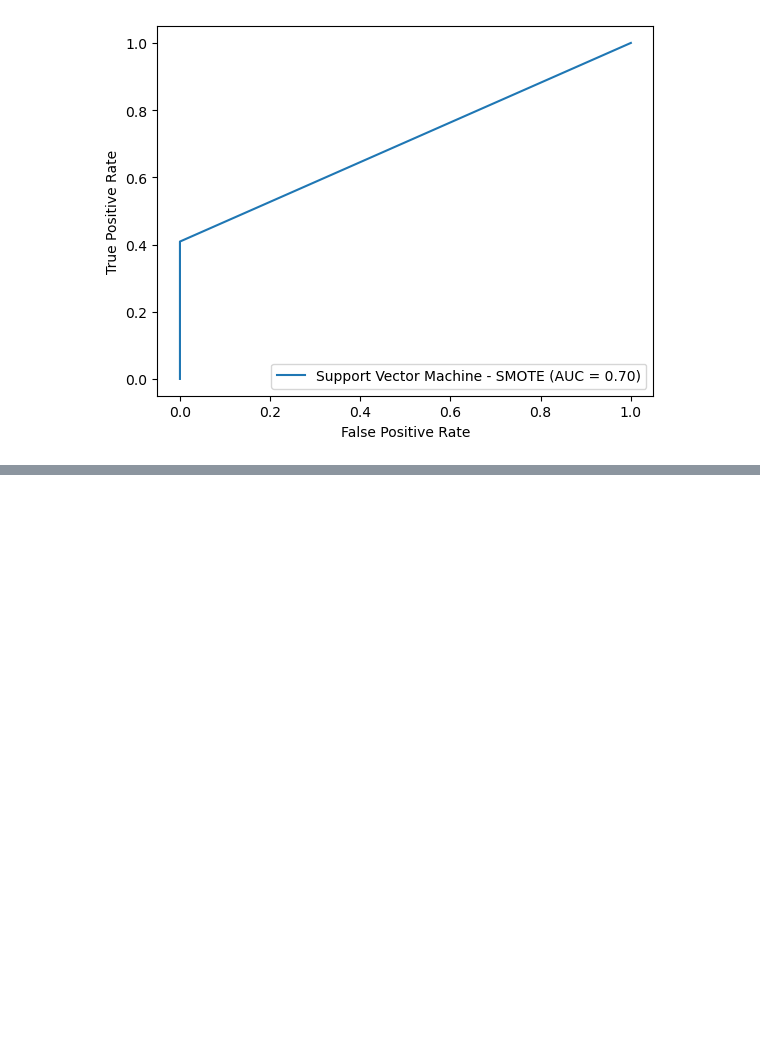
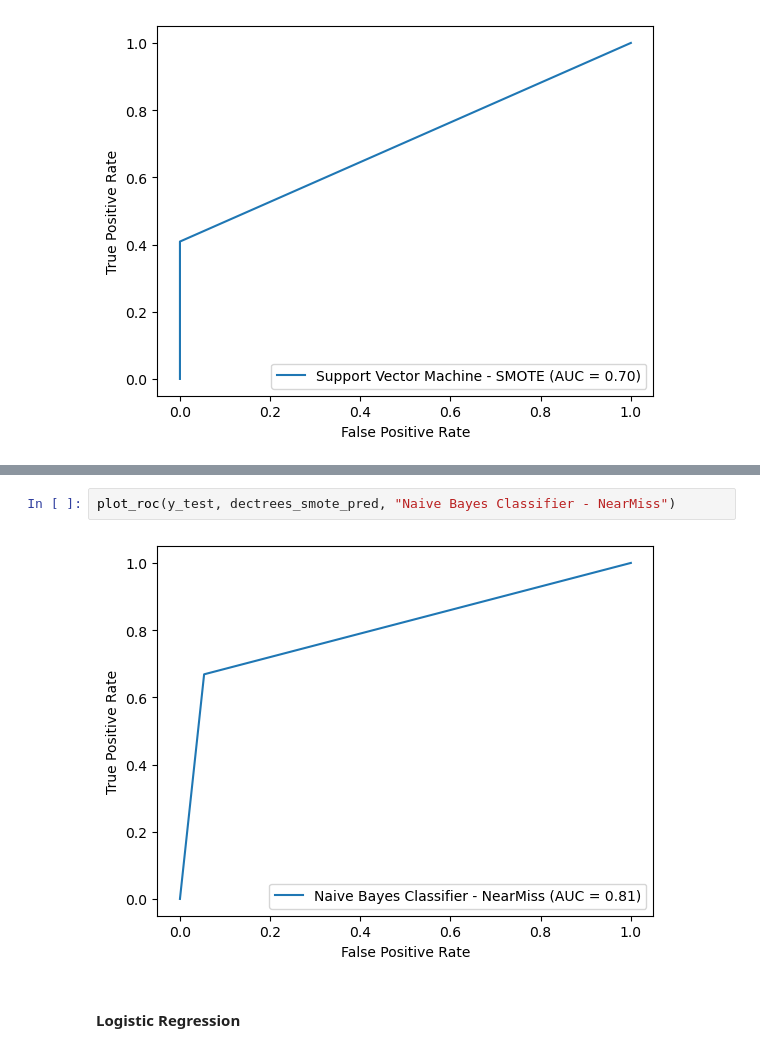
Before and after one commit to kiriakospapa/Text-Mining-Project, a Jupyter notebook: code.ipynb, the cells around one changed output, grey strips where cells are left out. Saved outputs shown, nothing was run; the diff lists cells and outputs as text; blank space fills up the shorter version.

Commit message:
Finished with near miss

```diff
--- a/code.ipynb
+++ b/code.ipynb
@@ -471,0 +512,6 @@ plot_roc(y_test, svm_smote_pred, "Support Vector Machine - SMOTE")
+# %%
+plot_roc(y_test, dectrees_smote_pred, "Naive Bayes Classifier - NearMiss")
+# %% [output]
+[figure, added]
+# %% [markdown]
+#### Logistic Regression
```
Also changed, not shown: parts of 18 cells of this notebook.
